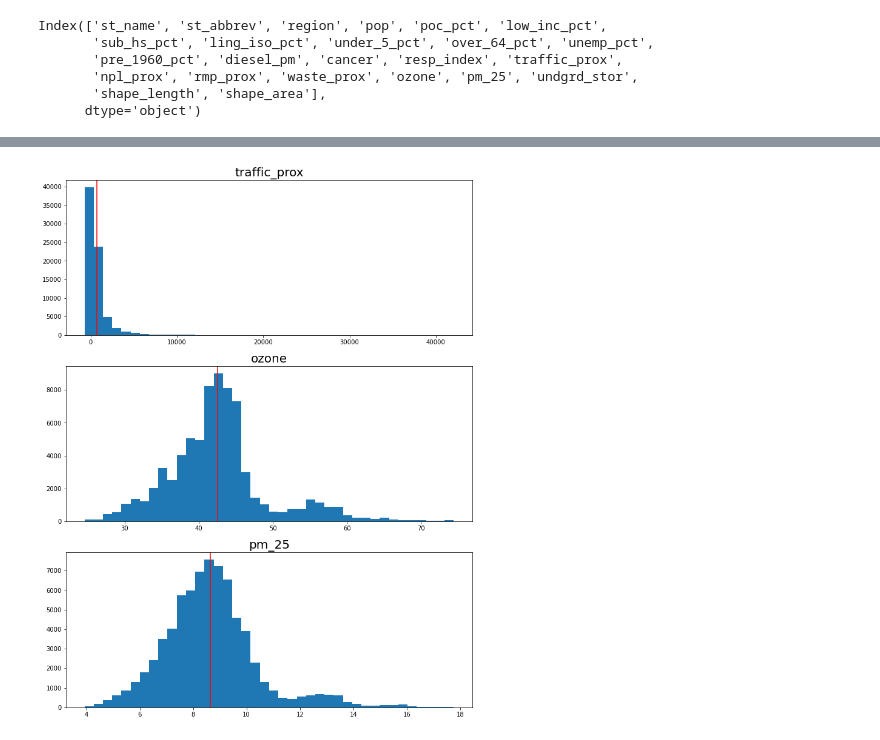
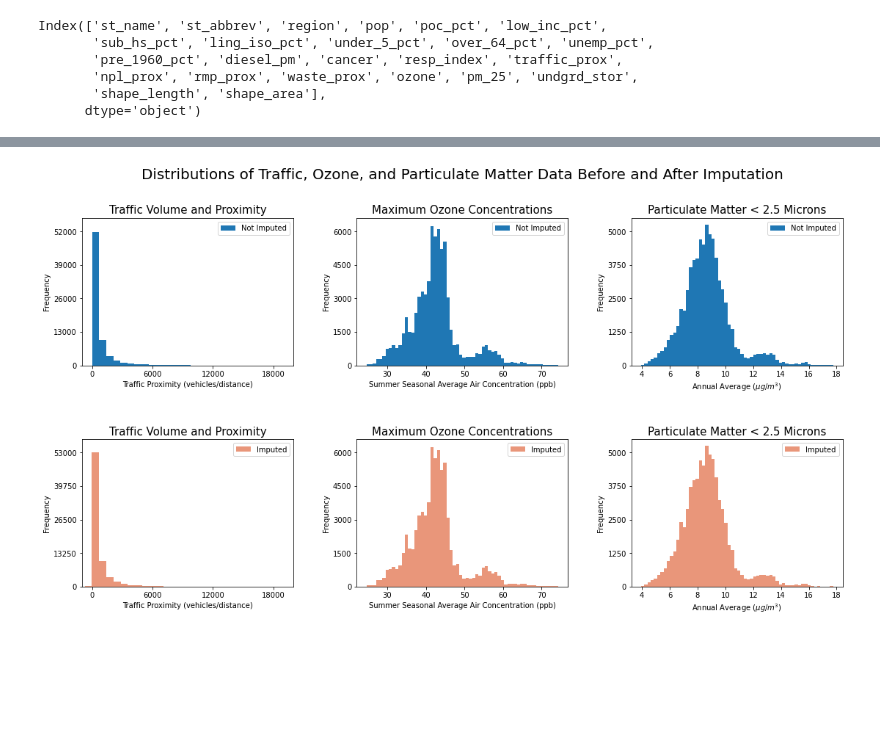
Before and after one commit to LewisDaDude/Project-4, a Jupyter notebook: code/01_cleaning_and_imputing.ipynb, the cells around one changed output, grey strips where cells are left out. Saved outputs shown, nothing was run; the diff lists cells and outputs as text; code cells hidden in the pictures; blank space fills up the shorter version.

```diff
--- a/code/01_cleaning_and_imputing.ipynb
+++ b/code/01_cleaning_and_imputing.ipynb
@@ -17,10 +22,10 @@ from sklearn.compose import make_column_transformer
 # %%
 def clean_col(col_name):
     '''
-    Rename columns to be more Pythonic:
+    Rename column label to be more Pythonic:
     - lowercase
     - underscore between words
-    - replace some language with more descriptive examples
+    - replace some language with more descriptive words
 
     Return revised column name.
     '''
@@ -167,2 +229,4 @@ Conveniently, dropping the rows with missing `cancer` values coincided with rows
+# %%
+env.drop(columns = ['waste_water', 'dem_index'], inplace = True)
 # %% [markdown]
 #### Puerto Rico, Hawaii, and Alaska
@@ -289,2 +336,0 @@ env = env[env['pop']>=30]
-# %%
-env.drop(columns = ['dem_index', 'waste_water'], inplace = True)
@@ -445,15 +511,76 @@ val_imputed.to_csv('../data/val_cleaned_imputed.csv', index = True)
 # %%
-X_imputed = pd.concat([train_imputed, val_imputed]).sort_index()
+env_imputed = pd.concat([train_imputed, val_imputed]).sort_index()
 # %%
-cols_to_impute_2 = ['traffic_prox', 'ozone', 'pm_25']
+# plot 2x3 grid of histograms of the data
+# not imputed distributions on top, imputed distributions on bottom
 
-plt.figure(figsize = (12,16))
+plt.figure(figsize = (18, 9))
 
-for i in range(3):
-    plt.subplot(3,1,i+1)
-    col_name = cols_to_impute_2[i]
-    plt.title(f'{col_name}', size = 20)
-    plt.hist(X_imputed[col_name], bins = 40)
-    plt.axvline(X_imputed[col_name].mean(), color = 'red')
+i = 1
+
+# figure title
+plt.suptitle('Distributions of Traffic, Ozone, and Particulate Matter Data Before and After Imputation', size = 20)
+
+
+# titles for the three different columns
+title_dict = {'traffic_prox': 'Traffic Volume and Proximity',
+             'ozone': 'Maximum Ozone Concentrations',
+             'pm_25': 'Particulate Matter < 2.5 Microns'}
+
+# x labels for the three different columns
+x_labels = {'traffic_prox': 'Traffic Proximity (vehicles/distance)',
+           'ozone': 'Summer Seasonal Average Air Concentration (ppb)',
+           'pm_25': 'Annual Average ($\mu g/m^3$)'}
+
+# iterate over the six columns and plot their histograms
+for df in [env, env_imputed]:
+    for col in cols_to_impute:
+
+        # choose color and legend label based on whether the data is env or env_imputed
+        # using the first column label to determine
+        hist_color = 'darksalmon'
+        label = 'Imputed'
+
+        # if first column label matches the environmental dataframe
+        # change color and label
+        if df.columns[0] == 'st_name':
+            hist_color = 'tab:blue'
+            label = 'Not Imputed'
+
+        # generate subplot with title and axis labels
+        plt.subplot(2,3,i)
+        plt.title(f'{title_dict[col]}', size = 15)
+        plt.xlabel(x_labels[col])
+        plt.ylabel('Frequency')
+
+        # plot distribution and legend
+        plt.hist(df[col], color = hist_color, bins = 60, label = label)
+        plt.legend()
+
+        # adjust horizontal axis on traffic proximity
+        if col == 'traffic_prox':
+            plt.xlim([-1_000, 20_000])
+            plt.xticks([6000 * i for i in range(4)])
+
+        # adjust vertical axis according to the largest value_counts data
+        largest_bin_count = df[col].value_counts(bins = 60).iloc[0]
+
+        # round largest_value counts to the nearest thousand
+        y_lim = round(largest_bin_count, -3)
+
+        # only use 4 tick marks along the y-axis
+        plt.ylim([0, 1.1*y_lim])
+        plt.yticks([0, y_lim* (1/4), y_lim * (2/4), y_lim * (3/4), y_lim])
+
+        # move on to next subplot
+        i += 1
+
+# adjust subplot spacing
+plt.subplots_adjust(left=0.1,
+                    bottom=0.1,
+                    right=0.9,
+                    top=0.875,
+                    wspace=0.3,
+                    hspace=0.5)
 # %% [output]
-[figure, old version]
+[figure, new version]
```
Also changed, not shown: parts of 72 cells of this notebook, 1 other file.
